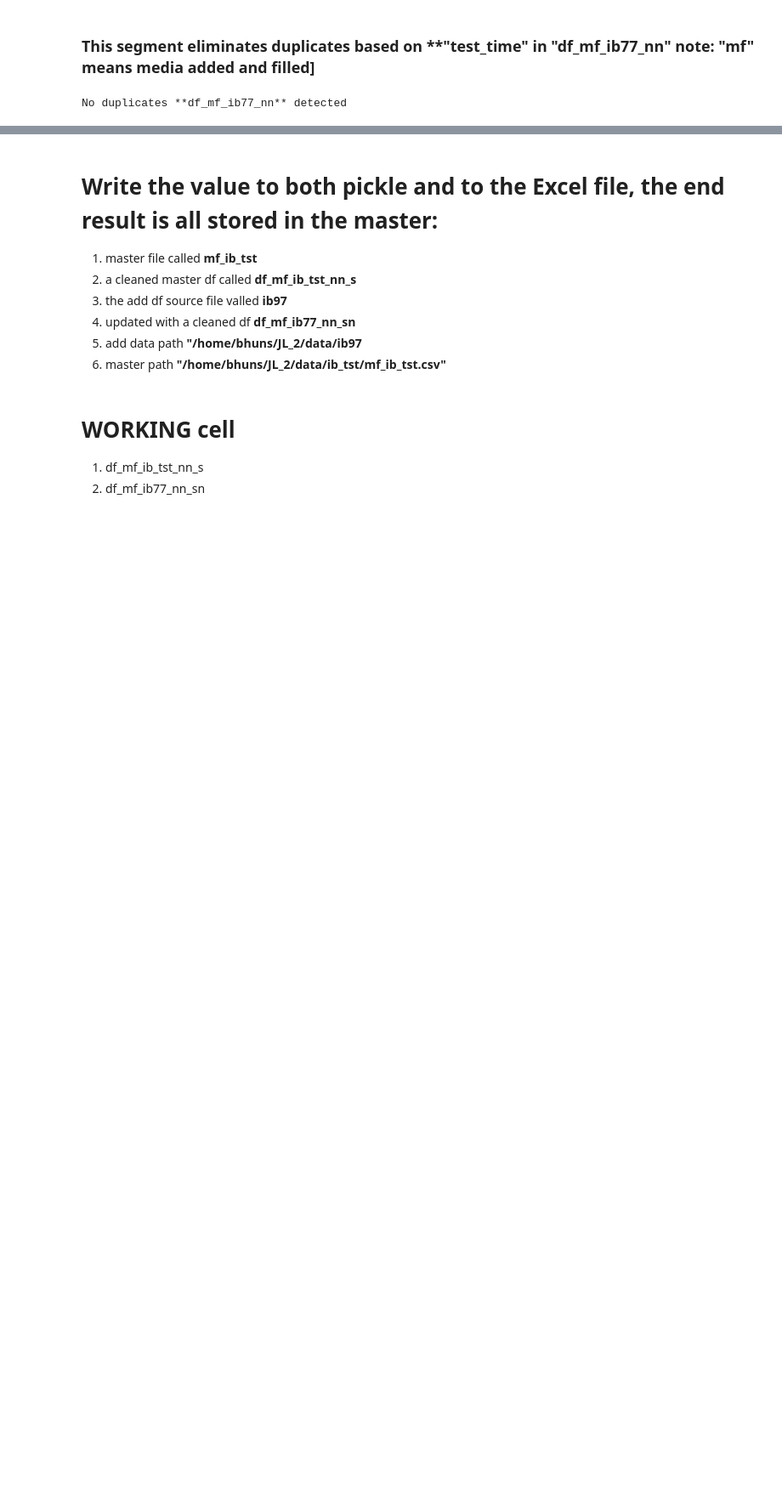
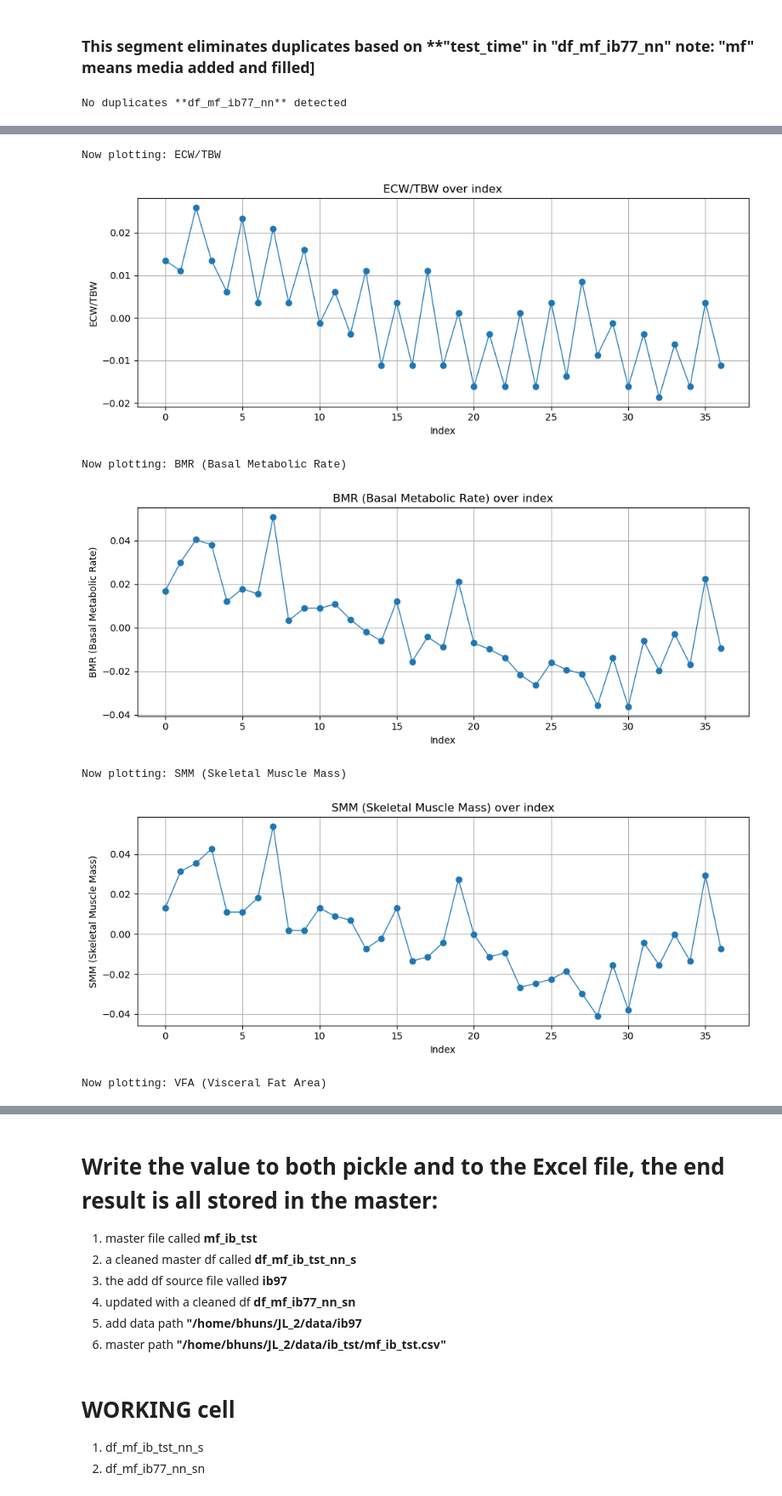
Before and after one commit to 1ratlabs/JL_2, a Jupyter notebook: col_wise_import.ipynb, the cells around one changed output, grey strips where cells are left out. Shown: that part at 85% size. Saved outputs shown, nothing was run; the diff lists cells and outputs as text; code cells hidden in the pictures; blank space fills up the shorter version.

Commit message:
PLOTTING COMPLETED

```diff
--- a/col_wise_import.ipynb
+++ b/col_wise_import.ipynb
@@ -436,3 +514,32 @@ def filter_by_value(df, column, value):
+# %%
+# def scale_mean_to_one(series):
+def scale_mean_to_one(series):
+    """Scale a Pandas Series so that its mean becomes 1."""
+    mean_val = series.mean()
+    return series / mean_val
+# %%
+# def plot_column(df, col_name):
+import matplotlib.pyplot as plt
+
+def plot_column(df, col_name):
+    """
+    Plot a single column from a dataframe.
+
+    Parameters
+    ----------
+    df : pandas.DataFrame
+        The dataframe containing the column.
+    col_name : str
+        The name of the column to plot.
+    """
+    plt.figure(figsize=(10, 4))
+    plt.plot(df[col_name], marker='o', linestyle='-', linewidth=1)
+    plt.title(f"{col_name} over index")
+    plt.xlabel("Index")
+    plt.ylabel(col_name)
+    plt.grid(True)
+    plt.tight_layout()
+    plt.show()
 # %% [markdown]
 # UPDATE **"df_mf_ib_tst"** with latest data
 # %% [markdown]
@@ -642,0 +721,15 @@ df_mf_ib77_nn_sn = keep_only_new_timestamps(
+# %%
+plt_lst = ["ECW/TBW", 'BMR (Basal Metabolic Rate)',"SMM (Skeletal Muscle Mass)",'VFA (Visceral Fat Area)']
+# %%
+for plt_col in plt_lst:
+    print("Now plotting:", plt_col)
+    df_mf_ib77_nn_s_n0[plt_col]  =   scale_mean_to_one(df_mf_ib77_nn_s[plt_col])-1
+    plot_column(df_mf_ib77_nn_s_n0, plt_col)
+# %% [output]
+Now plotting: ECW/TBW
+[figure, added]
+Now plotting: BMR (Basal Metabolic Rate)
+[figure, added]
+Now plotting: SMM (Skeletal Muscle Mass)
+[figure, added]
+Now plotting: VFA (Visceral Fat Area)
```
Also changed, not shown: parts of 43 cells of this notebook, 4 other files.
